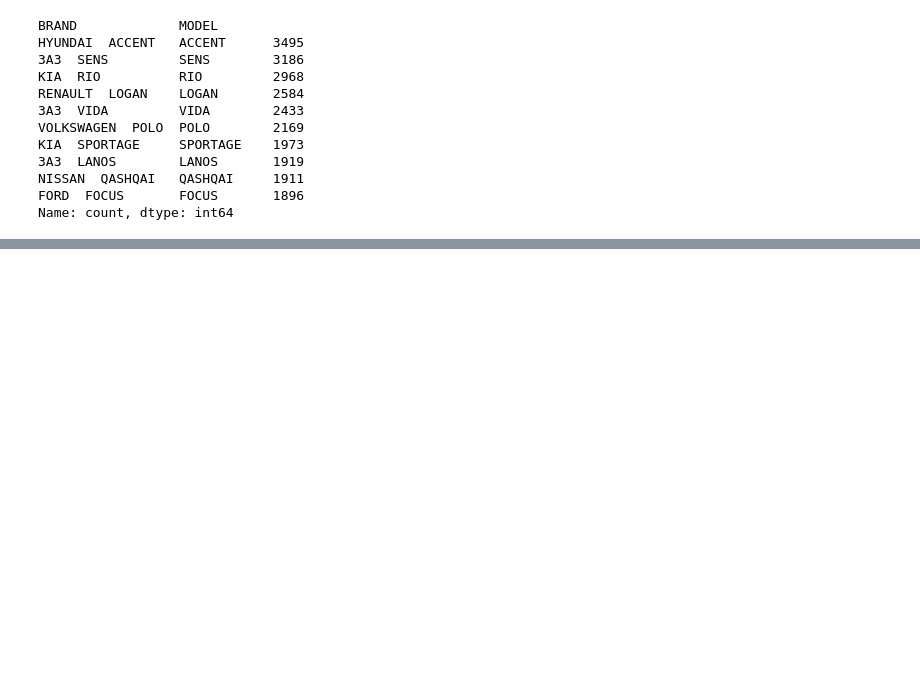
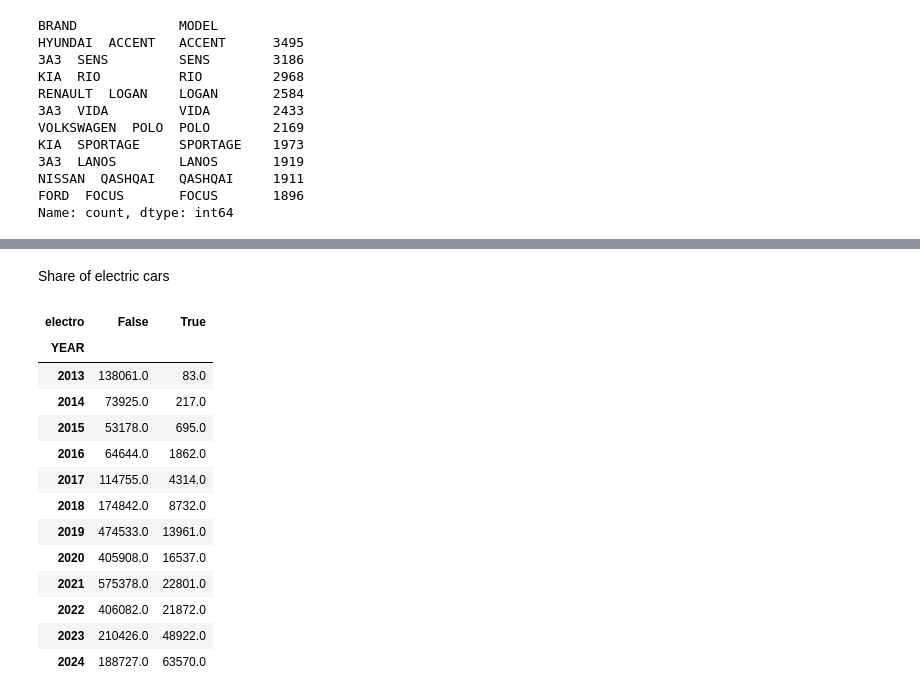
Before and after one commit to doomer2004/CarsInUkraine, a Jupyter notebook: CarsInUkraine/sample.ipynb, the cells around one changed output, grey strips where cells are left out. Drawn from its saved outputs; the diff is of its cells as text; code cells hidden in the pictures; blank space fills up the shorter version.

```diff
--- a/CarsInUkraine/sample.ipynb
+++ b/CarsInUkraine/sample.ipynb
@@ -426,0 +526,26 @@ frsts.loc[:,'brand_only'] = frsts['BRAND'].apply(lambda x: x.split()[0])
+# %% [markdown]
+Share of electric cars
+# %%
+fuel_by_year = frsts.groupby(['YEAR', 'FUEL']).size().reset_index(name='Count')
+
+pivoted_fuel_by_year = fuel_by_year.pivot(index='FUEL', columns='YEAR', values='Count')
+
+pivoted_fuel_by_year['electro'] = pivoted_fuel_by_year.index.str.contains('ЕЛЕКТРО')
+electro = pivoted_fuel_by_year.groupby('electro').sum()
+electro = electro.T
+electro
+# %% [output]
+| electro | False | True |
+| YEAR |  |  |
+| 2013 | 138061.0 | 83.0 |
+| 2014 | 73925.0 | 217.0 |
+| 2015 | 53178.0 | 695.0 |
+| 2016 | 64644.0 | 1862.0 |
+| 2017 | 114755.0 | 4314.0 |
+| 2018 | 174842.0 | 8732.0 |
+| 2019 | 474533.0 | 13961.0 |
+| 2020 | 405908.0 | 16537.0 |
+| 2021 | 575378.0 | 22801.0 |
+| 2022 | 406082.0 | 21872.0 |
+| 2023 | 210426.0 | 48922.0 |
+| 2024 | 188727.0 | 63570.0 |
```
Also changed, not shown: parts of 27 cells of this notebook.
